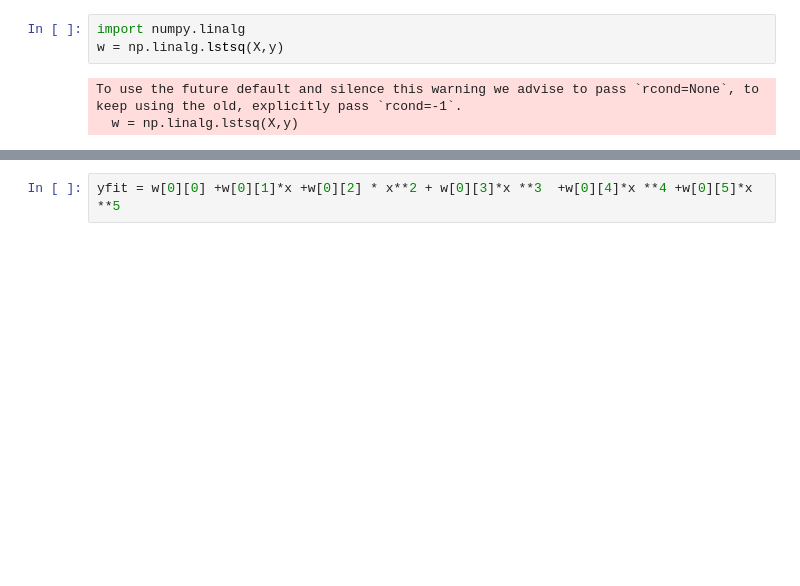
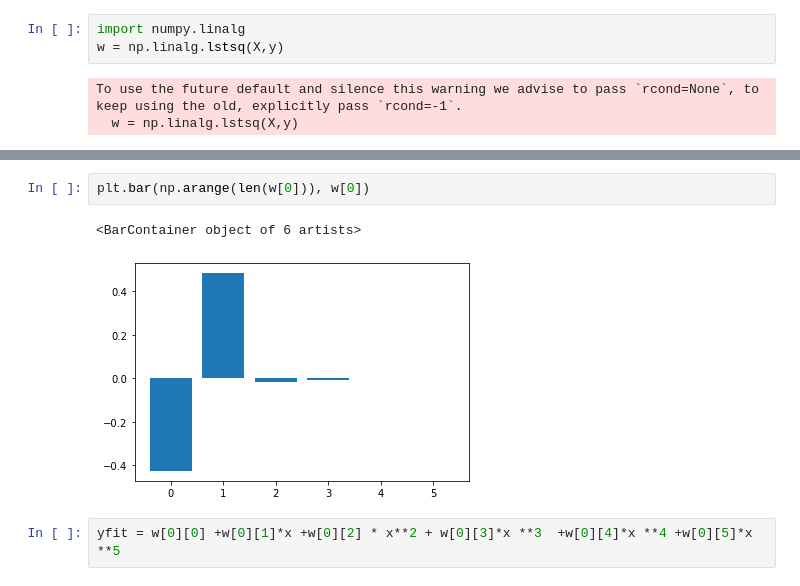
Before and after one commit to wltrimbl/uchicago-data221, a Jupyter notebook: notebooks/Poly-fit.ipynb, the cells around one changed output, grey strips where cells are left out. Saved outputs shown, nothing was run; the diff lists cells and outputs as text; blank space fills up the shorter version.

```diff
--- a/notebooks/Poly-fit.ipynb
+++ b/notebooks/Poly-fit.ipynb
@@ -57,3 +68,8 @@ array([-2.86609782e-01,  5.45686642e-01, -7.31417964e-02,  3.12337134e-03,
+# %%
+plt.bar(np.arange(len(w[0])), w[0])
+# %% [output]
+<BarContainer object of 6 artists>
+[figure, added]
 # %%
 yfit = w[0][0] +w[0][1]*x +w[0][2] * x**2 + w[0][3]*x **3  +w[0][4]*x **4 +w[0][5]*x **5
 # %%
```
Also changed, not shown: parts of 25 cells of this notebook.
